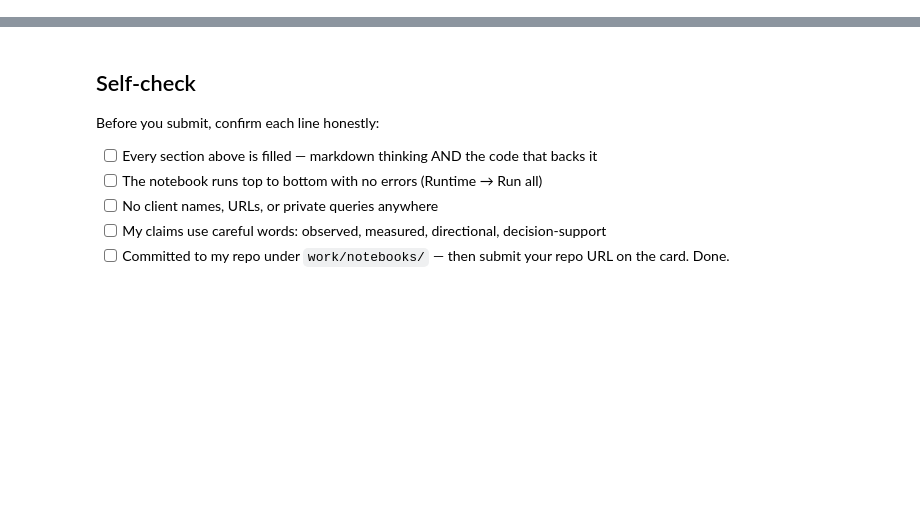
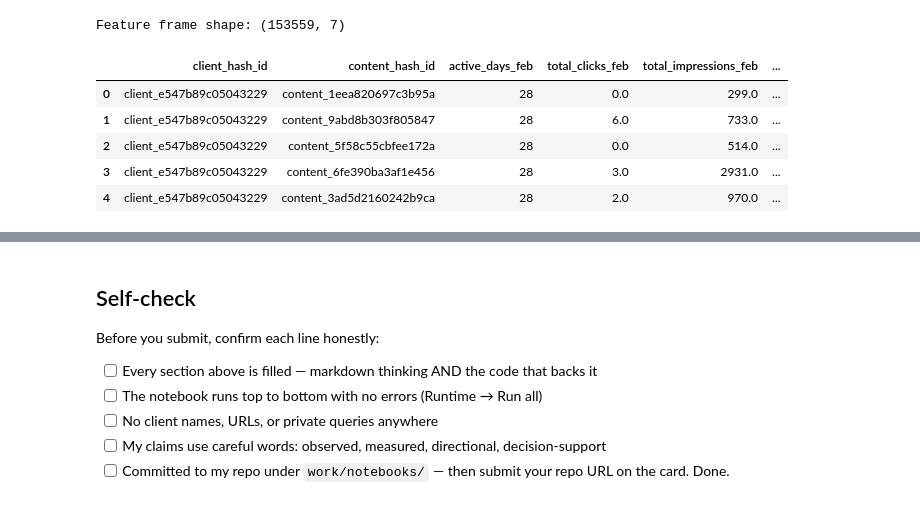
Before and after one commit to NadaFouad461/flyrank-ml-internship, a Jupyter notebook: work/notebooks/w03_feature_leakage_check.ipynb, the cells around one changed output, grey strips where cells are left out. Saved outputs shown, nothing was run; the diff lists cells and outputs as text; code cells hidden in the pictures; blank space fills up the shorter version.

```diff
--- a/work/notebooks/w03_feature_leakage_check.ipynb
+++ b/work/notebooks/w03_feature_leakage_check.ipynb
@@ -12,0 +47,28 @@ This skeleton is yours to fill. Work the sections **in order** — each one has
+# %%
+feature_frame = con.sql(f"""
+SELECT
+    client_hash_id,
+    content_hash_id,
+    COUNT(DISTINCT report_date) AS active_days_feb,
+    SUM(gsc_clicks) AS total_clicks_feb,
+    SUM(gsc_impressions) AS total_impressions_feb,
+    AVG(gsc_avg_position) AS avg_position_feb,
+    CASE
+        WHEN SUM(gsc_impressions) > 0 THEN SUM(gsc_clicks) * 1.0 / SUM(gsc_impressions)
+        ELSE 0
+    END AS ctr_feb
+FROM {FACT_FEB}
+WHERE gsc_data_available IS TRUE
+GROUP BY 1, 2
+""").df()
+
+print("Feature frame shape:", feature_frame.shape)
+display(feature_frame.head())
+# %% [output]
+Feature frame shape: (153559, 7)
+|  | client_hash_id | content_hash_id | active_days_feb | total_clicks_feb | total_impressions_feb | ... |
+| 0 | client_e547b89c05043229 | content_1eea820697c3b95a | 28 | 0.0 | 299.0 | ... |
+| 1 | client_e547b89c05043229 | content_9abd8b303f805847 | 28 | 6.0 | 733.0 | ... |
+| 2 | client_e547b89c05043229 | content_5f58c55cbfee172a | 28 | 0.0 | 514.0 | ... |
+| 3 | client_e547b89c05043229 | content_6fe390ba3af1e456 | 28 | 3.0 | 2931.0 | ... |
+| 4 | client_e547b89c05043229 | content_3ad5d2160242b9ca | 28 | 2.0 | 970.0 | ... |
```
Also changed, not shown: parts of 12 cells of this notebook.
